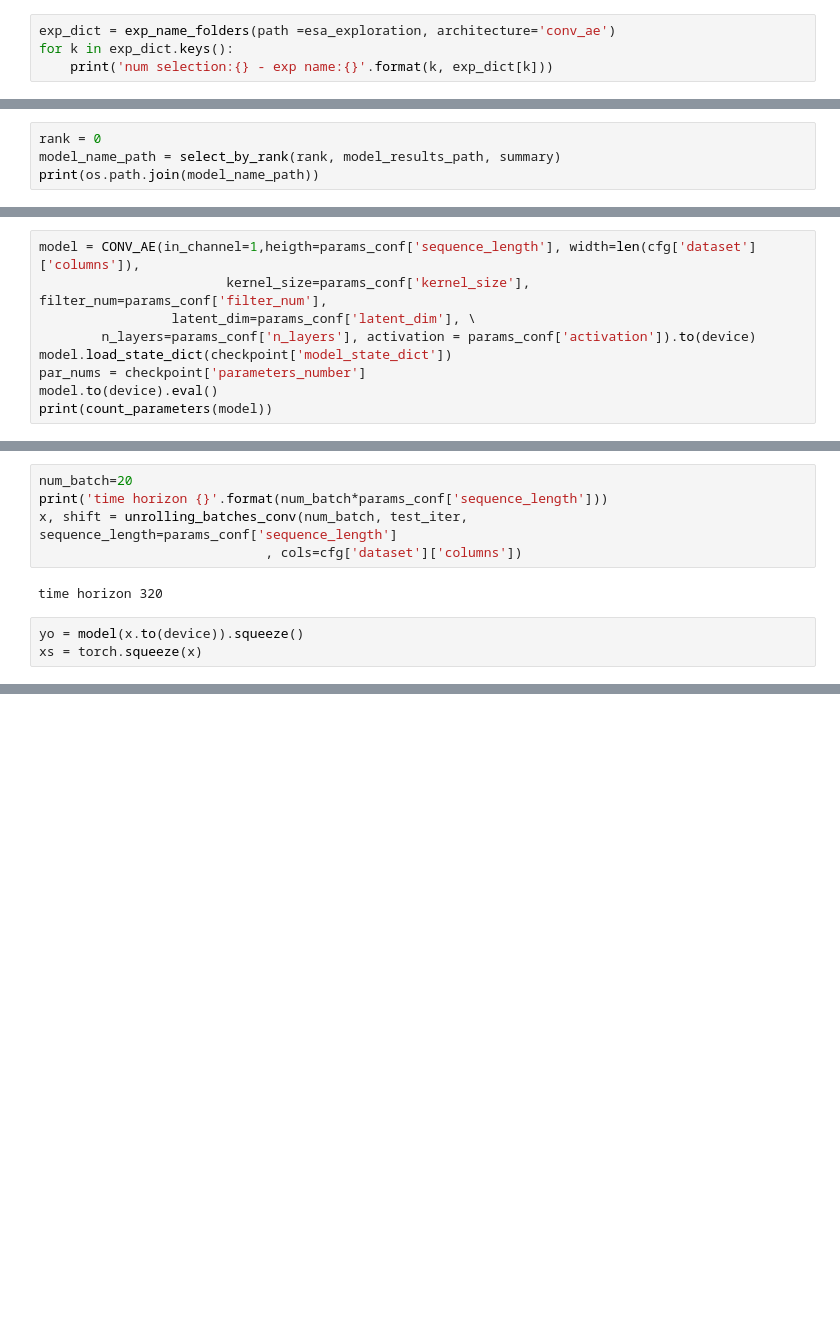
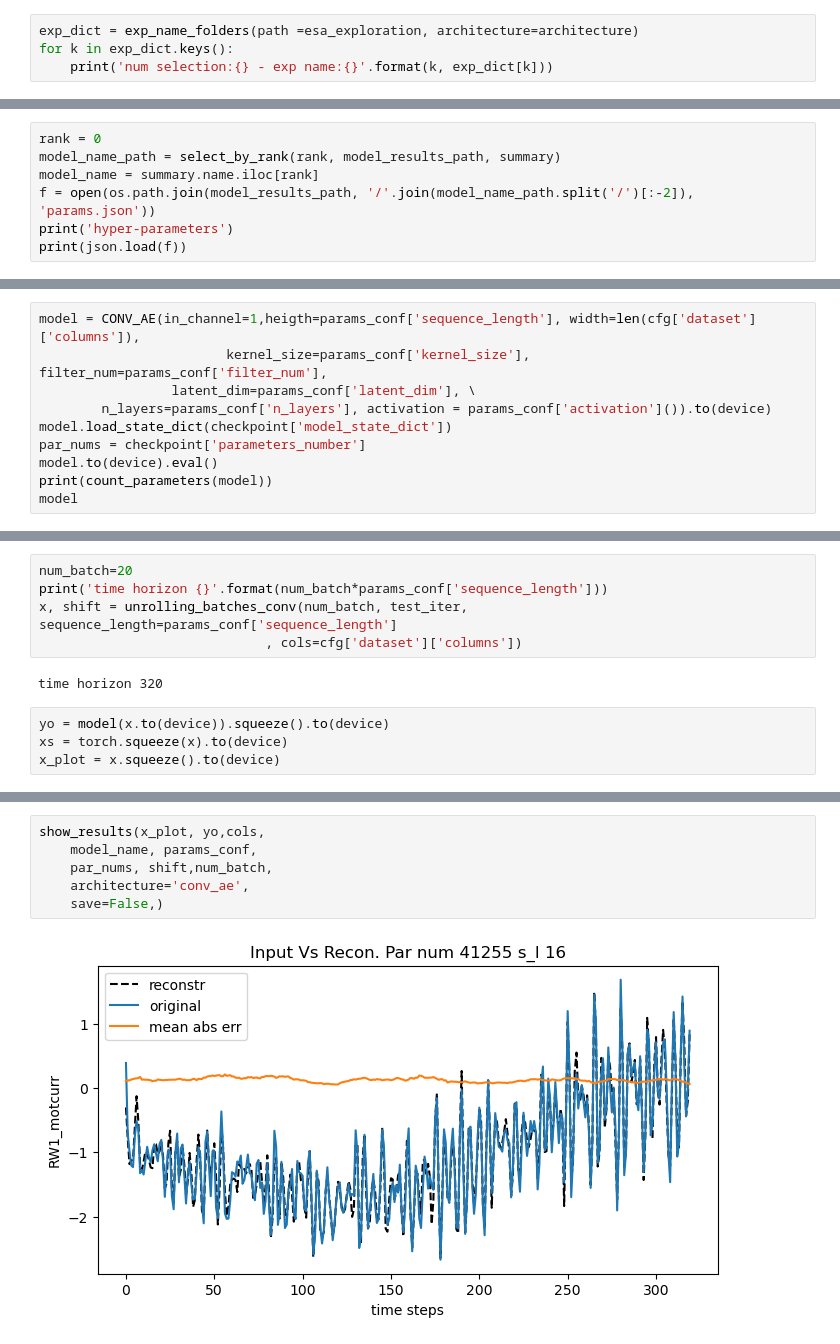
Before and after one commit to robomorelli/anomaly_detection_time_series, a Jupyter notebook: esa/plot_results_conv_ae.ipynb, the cells around one changed output, grey strips where cells are left out. Saved outputs shown, nothing was run; the diff lists cells and outputs as text; blank space fills up the shorter version.

```diff
--- a/esa/plot_results_conv_ae.ipynb
+++ b/esa/plot_results_conv_ae.ipynb
@@ -21,7 +23,7 @@ import platform
 
 architecture='conv_ae'
 # %%
-exp_dict = exp_name_folders(path =esa_exploration, architecture='conv_ae')
+exp_dict = exp_name_folders(path =esa_exploration, architecture=architecture)
 for k in exp_dict.keys():
     print('num selection:{} - exp name:{}'.format(k, exp_dict[k]))
 # %% [output]
@@ -60,5 +57,8 @@ summary.reset_index().head(10)
 # %%
 rank = 0
 model_name_path = select_by_rank(rank, model_results_path, summary)
-print(os.path.join(model_name_path))
+model_name = summary.name.iloc[rank]
+f = open(os.path.join(model_results_path, '/'.join(model_name_path.split('/')[:-2]), 'params.json'))
+print('hyper-parameters')
+print(json.load(f))
 # %% [output]
@@ -115,11 +106,12 @@ n_layers = params_conf['n_layers']
 model = CONV_AE(in_channel=1,heigth=params_conf['sequence_length'], width=len(cfg['dataset']['columns']),
                         kernel_size=params_conf['kernel_size'], filter_num=params_conf['filter_num'],
                  latent_dim=params_conf['latent_dim'], \
-        n_layers=params_conf['n_layers'], activation = params_conf['activation']).to(device)
+        n_layers=params_conf['n_layers'], activation = params_conf['activation']()).to(device)
 model.load_state_dict(checkpoint['model_state_dict'])
 par_nums = checkpoint['parameters_number']
 model.to(device).eval()
 print(count_parameters(model))
+model
 # %% [output]
 Initializing conv2d weights with Kaiming He normal
 Initializing conv2d weights with Kaiming He normal
@@ -157,5 +152,6 @@ x, shift = unrolling_batches_conv(num_batch, test_iter, sequence_length=params_c
 # %% [output]
 time horizon 320
 # %%
-yo = model(x.to(device)).squeeze()
-xs = torch.squeeze(x)
+yo = model(x.to(device)).squeeze().to(device)
+xs = torch.squeeze(x).to(device)
+x_plot = x.squeeze().to(device)
@@ -206,0 +158,8 @@ for i in range(x.shape[2]):
+# %%
+show_results(x_plot, yo,cols,
+    model_name, params_conf,
+    par_nums, shift,num_batch,
+    architecture='conv_ae',
+    save=False,)
+# %% [output]
+[figure, added]
```
Also changed, not shown: parts of 9 cells of this notebook, 10 other files.
